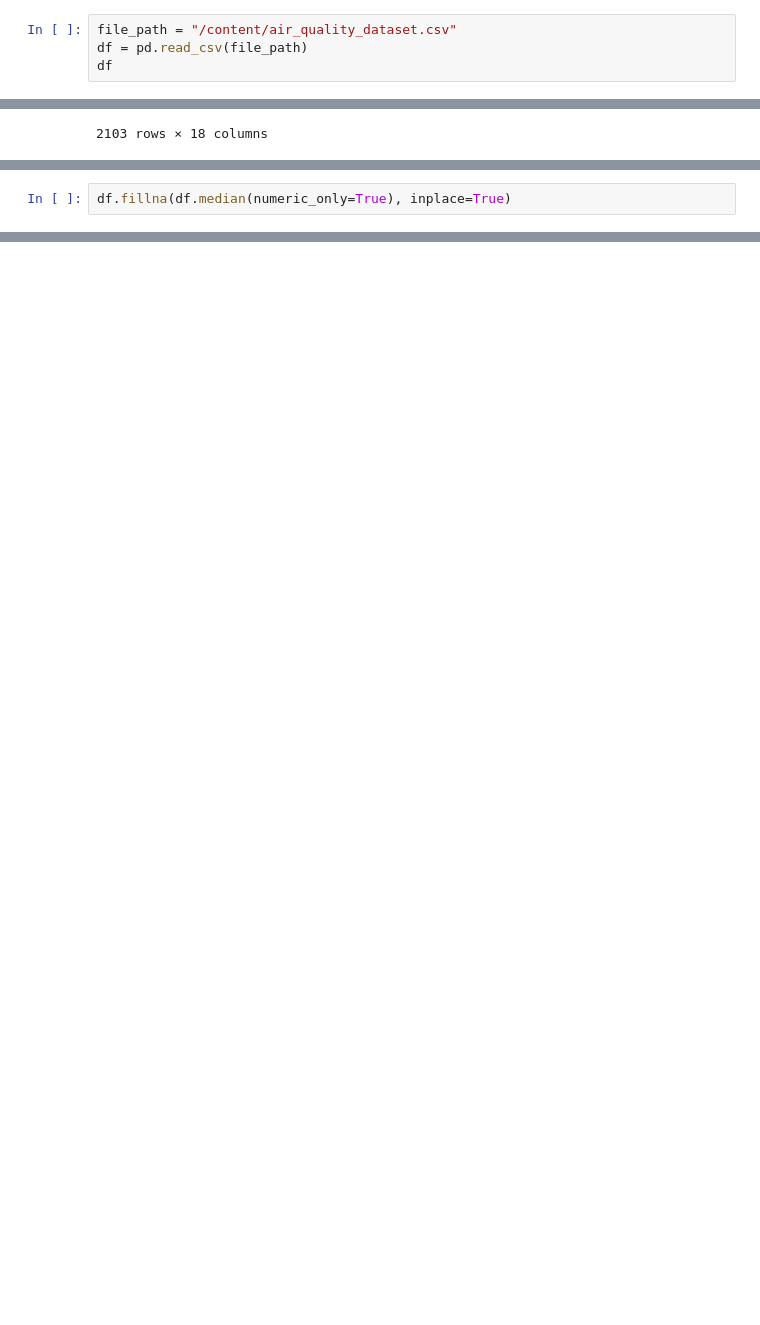
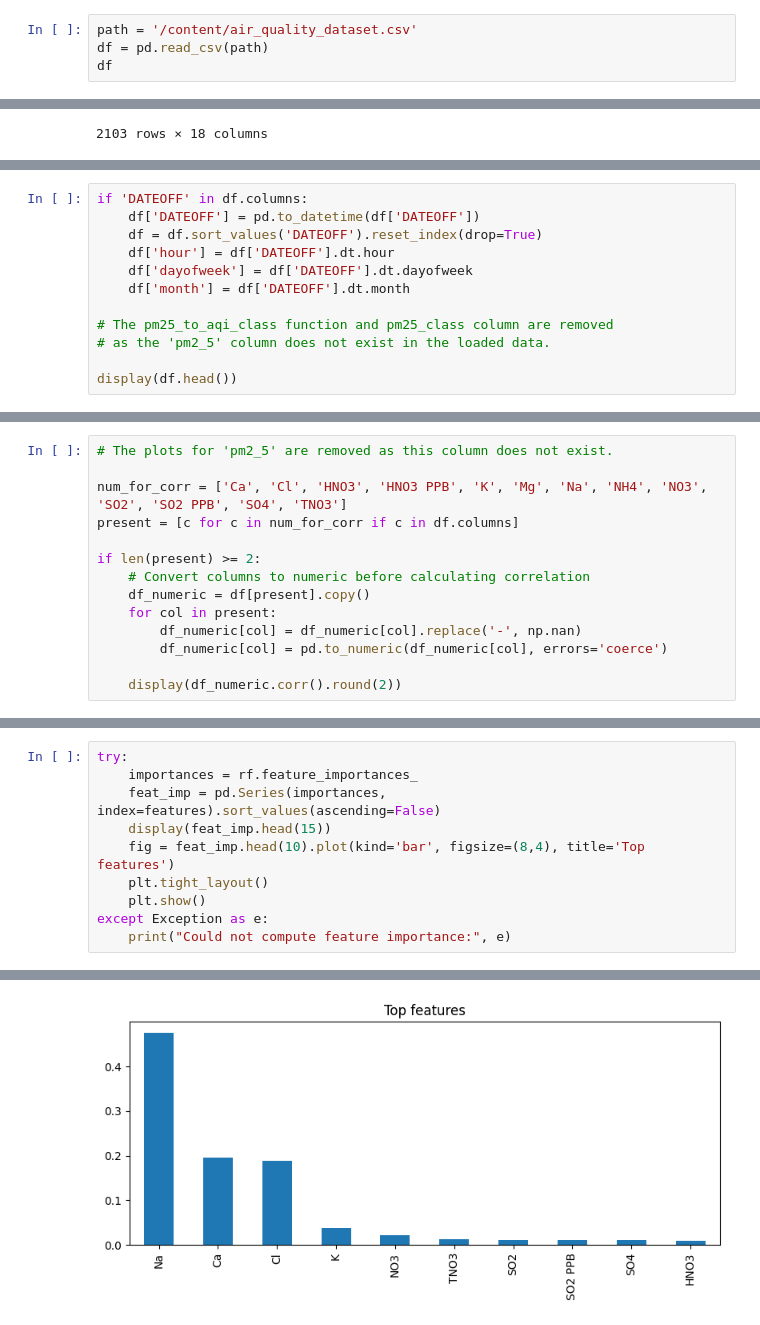
Before and after one commit to rajghorui21/Environmental-Monitoring-Pollution-Control, a Jupyter notebook: Environmental_Monitoring_and_Pollution_Control_.ipynb, the cells around one changed output, grey strips where cells are left out. Drawn from its saved outputs; the diff is of its cells as text; blank space fills up the shorter version.

```diff
--- a/Environmental_Monitoring_and_Pollution_Control_.ipynb
+++ b/Environmental_Monitoring_and_Pollution_Control_.ipynb
@@ -13,6 +21,6 @@ import matplotlib.pyplot as plt
 # %%
-file_path = "/content/air_quality_dataset.csv"
-df = pd.read_csv(file_path)
+path = '/content/air_quality_dataset.csv'
+df = pd.read_csv(path)
 df
 # %% [output]
 |  | SITE_ID | Week | Year | DATEOFF | Ca | Cl | HNO3 | HNO3 PPB | K | Mg | Na | ... |
@@ -90,2 +38,0 @@ dtype: int64
-# %%
-df.fillna(df.median(numeric_only=True), inplace=True)
@@ -91,0 +115,12 @@ df.fillna(df.median(numeric_only=True), inplace=True)
+# %%
+if 'DATEOFF' in df.columns:
+    df['DATEOFF'] = pd.to_datetime(df['DATEOFF'])
+    df = df.sort_values('DATEOFF').reset_index(drop=True)
+    df['hour'] = df['DATEOFF'].dt.hour
+    df['dayofweek'] = df['DATEOFF'].dt.dayofweek
+    df['month'] = df['DATEOFF'].dt.month
+
+# The pm25_to_aqi_class function and pm25_class column are removed
+# as the 'pm2_5' column does not exist in the loaded data.
+
+display(df.head())
@@ -91,0 +135,14 @@ df.fillna(df.median(numeric_only=True), inplace=True)
+# %%
+# The plots for 'pm2_5' are removed as this column does not exist.
+
+num_for_corr = ['Ca', 'Cl', 'HNO3', 'HNO3 PPB', 'K', 'Mg', 'Na', 'NH4', 'NO3', 'SO2', 'SO2 PPB', 'SO4', 'TNO3']
+present = [c for c in num_for_corr if c in df.columns]
+
+if len(present) >= 2:
+    # Convert columns to numeric before calculating correlation
+    df_numeric = df[present].copy()
+    for col in present:
+        df_numeric[col] = df_numeric[col].replace('-', np.nan)
+        df_numeric[col] = pd.to_numeric(df_numeric[col], errors='coerce')
+
+    display(df_numeric.corr().round(2))
@@ -91,0 +219,11 @@ df.fillna(df.median(numeric_only=True), inplace=True)
+# %%
+try:
+    importances = rf.feature_importances_
+    feat_imp = pd.Series(importances, index=features).sort_values(ascending=False)
+    display(feat_imp.head(15))
+    fig = feat_imp.head(10).plot(kind='bar', figsize=(8,4), title='Top features')
+    plt.tight_layout()
+    plt.show()
+except Exception as e:
+    print("Could not compute feature importance:", e)
+# %% [output]
@@ -91,0 +247 @@ df.fillna(df.median(numeric_only=True), inplace=True)
+[figure, added]
```
Also changed, not shown: parts of 12 cells of this notebook.
